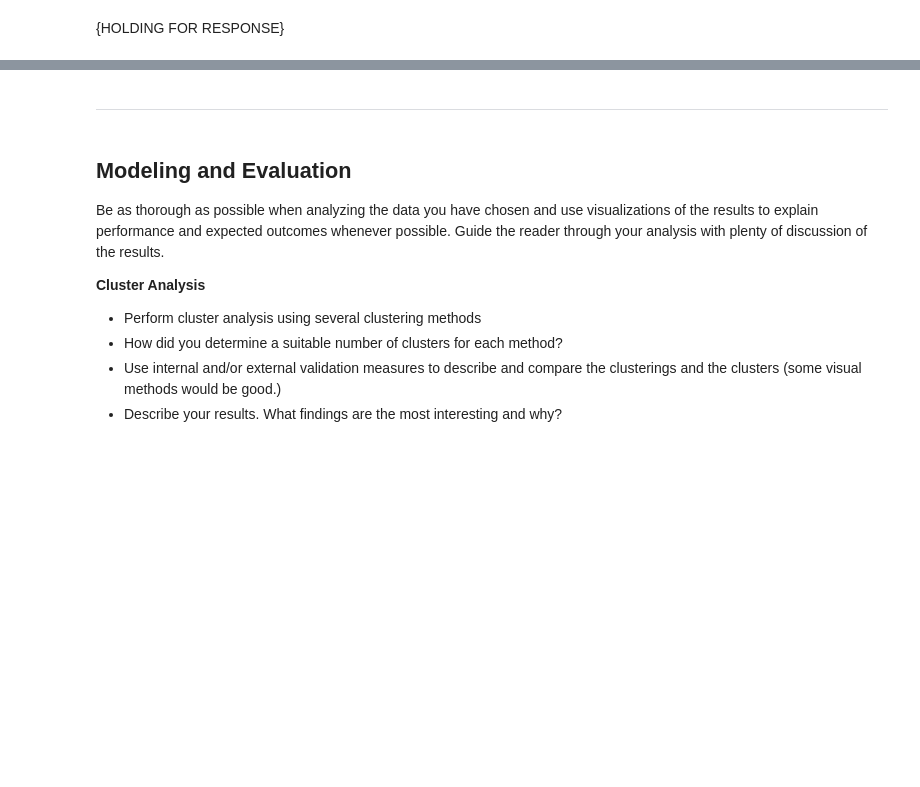
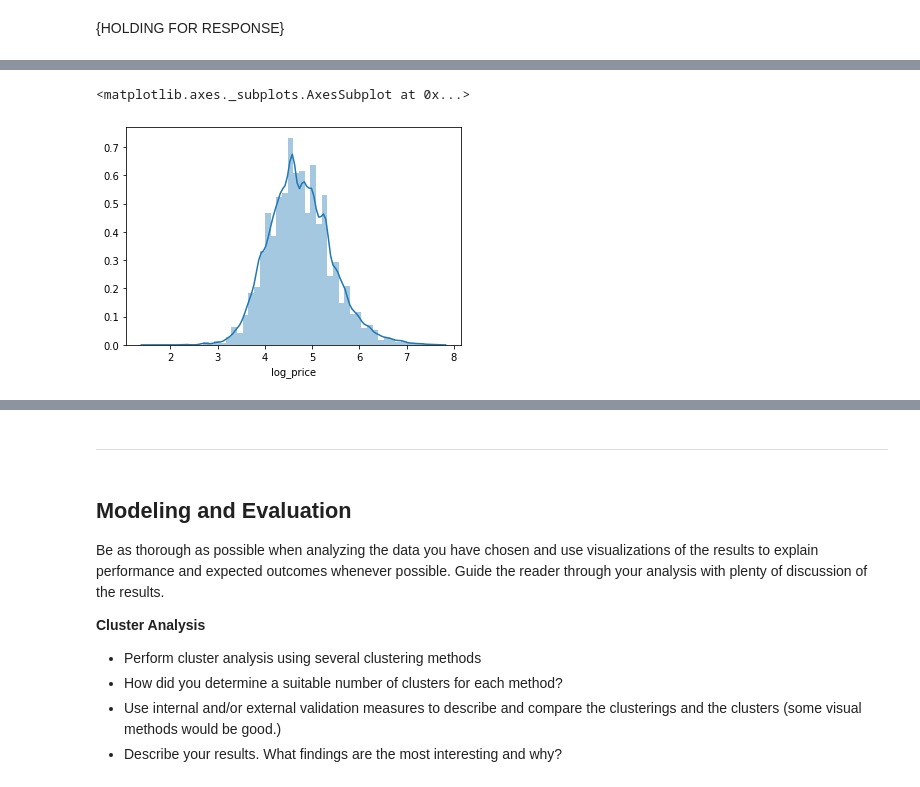
Before and after one commit to anguyen-07/DS7331-ML_Labs, a Jupyter notebook: Lab3_Clustering/DS7331_Lab3_Clustering_AirBnb.ipynb, the cells around one changed output, grey strips where cells are left out. Saved outputs shown, nothing was run; the diff lists cells and outputs as text; code cells hidden in the pictures; blank space fills up the shorter version.

```diff
--- a/Lab3_Clustering/DS7331_Lab3_Clustering_AirBnb.ipynb
+++ b/Lab3_Clustering/DS7331_Lab3_Clustering_AirBnb.ipynb
@@ -389,0 +405,7 @@ Visualize the any important attributes appropriately. Important: Provide an inte
+# %%
+# Histogram for Natural Log of Price
+# Appears to be normally distributed
+sns.distplot(df_final["log_price"])
+# %% [output]
+<matplotlib.axes._subplots.AxesSubplot at 0x...>
+[figure, added]
```
Also changed, not shown: parts of 7 cells of this notebook.
